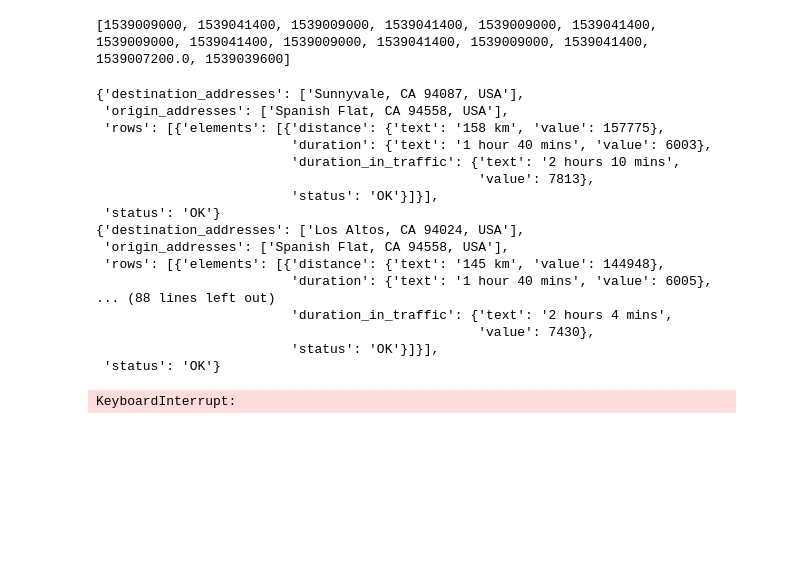
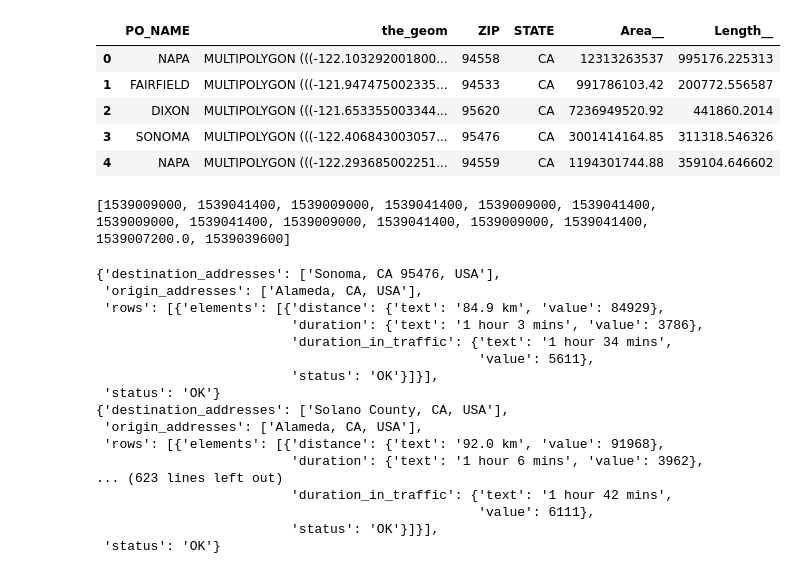
Before and after one commit to lishuai928/Project-Gmap-Graphs, a Jupyter notebook: Traffic tracker.ipynb, the cells around one changed output. Drawn from its saved outputs; the diff is of its cells as text; code cells hidden in the pictures; blank space fills up the shorter version.

```diff
--- a/Traffic tracker.ipynb
+++ b/Traffic tracker.ipynb
@@ -16,10 +19,18 @@ from datetime import datetime
 # %%
 file_to_load = pd.read_csv("bayarea_zipcodes.csv", dtype="object", encoding="utf-8")
 zip_code_df = pd.DataFrame(file_to_load)
 zip_code_df.head()
 bay_area_zip = []
 for index, row in zip_code_df.iterrows():
     bay_area_zip.append(row['ZIP'])
+zip_code_df.head()
+# %% [output]
+|  | PO_NAME | the_geom | ZIP | STATE | Area__ | Length__ |
+| 0 | NAPA | MULTIPOLYGON (((-122.103292001800... | 94558 | CA | 12313263537 | 995176.225313 |
+| 1 | FAIRFIELD | MULTIPOLYGON (((-121.947475002335... | 94533 | CA | 991786103.42 | 200772.556587 |
+| 2 | DIXON | MULTIPOLYGON (((-121.653355003344... | 95620 | CA | 7236949520.92 | 441860.2014 |
+| 3 | SONOMA | MULTIPOLYGON (((-122.406843003057... | 95476 | CA | 3001414164.85 | 311318.546326 |
+| 4 | NAPA | MULTIPOLYGON (((-122.293685002251... | 94559 | CA | 1194301744.88 | 359104.646602 |
 # %%
 time_list = []
 time_am= int(datetime(2018,10,8,7).timestamp())
@@ -51,41 +68,51 @@ traffic_duration = []
 # %%
 for time in time_list:
 
-    for s_loc in bay_area_zip:
+   # for s_loc in bay_area_zip:
+    for s_loc in start_loc :
         for e_loc in end_loc:
             try:
-                target_url = (f'https://maps.googleapis.com/maps/api/distancematrix/json?origins={s_loc}&destinations={e_loc},traffic_model=pessimistic,CA&departure_time={time}&key={gkey}')
-                #target_url2 = (f'https://maps.googleapis.com/maps/api/distancematrix/json?origins={e_loc}&destinations={s_loc},CA&departure_time={time}&key={gkey}')
+                target_url = (f'https://maps.googleapis.com/maps/api/distancematrix/json?origins={s_loc}&destinations={e_loc}&mode=driving,CA&departure_time={time}&traffic_model=pessimistic&key={gkey}')
+
                 geo_data = requests.get(target_url).json()
-                #geo_data2 = requests.get(target_url2).json()
+
                 destination_loc.append(geo_data['destination_addresses'][0])
                 origin_Loc.append(geo_data['origin_addresses'][0])
                 trip_distance.append(geo_data['rows'][0]['elements'][0]['distance']['value'])
                 traffic_duration.append(geo_data['rows'][0]['elements'][0]['duration_in_traffic']['value'])
                 trip_duration.append(geo_data['rows'][0]['elements'][0]['duration']['value'])
+
+                #two calls with the start and end point geo location
+                target_url_origin = (f' https://maps.googleapis.com/maps/api/geocode/json?address={s_loc}&key={gkey}')
+                target_url_exit = (f' https://maps.googleapis.com/maps/api/geocode/json?address={e_loc}&key={gkey}')
+                geoloc_data_origin = requests.get(target_url_origin).json()
+                geoloc_data_exit = requests.get(target_url_exit).json()
+                origin_lat.append(geoloc_data_origin['results'][0]['geometry']['location']['lat'])
+                origin_long.append(geoloc_data_origin['results'][0]['geometry']['location']['lng'])
+                dest_lat.append(geoloc_data_exit['results'][0]['geometry']['location']['lat'])
+                dest_long.append(geoloc_data_exit['results'][0]['geometry']['location']['lng'])
                 pprint(geo_data)
 
             except(KeyError):
                 print(f"something broke with either {s_loc} or {e_loc}")
 # %% [output]
-{'destination_addresses': ['Sunnyvale, CA 94087, USA'],
- 'origin_addresses': ['Spanish Flat, CA 94558, USA'],
- 'rows': [{'elements': [{'distance': {'text': '158 km', 'value': 157775},
-                         'duration': {'text': '1 hour 40 mins', 'value': 6003},
-                         'duration_in_traffic': {'text': '2 hours 10 mins',
-                                                 'value': 7813},
+{'destination_addresses': ['Sonoma, CA 95476, USA'],
+ 'origin_addresses': ['Alameda, CA, USA'],
+ 'rows': [{'elements': [{'distance': {'text': '84.9 km', 'value': 84929},
+                         'duration': {'text': '1 hour 3 mins', 'value': 3786},
+                         'duration_in_traffic': {'text': '1 hour 34 mins',
+                                                 'value': 5611},
                          'status': 'OK'}]}],
  'status': 'OK'}
-{'destination_addresses': ['Los Altos, CA 94024, USA'],
- 'origin_addresses': ['Spanish Flat, CA 94558, USA'],
- 'rows': [{'elements': [{'distance': {'text': '145 km', 'value': 144948},
-                         'duration': {'text': '1 hour 40 mins', 'value': 6005},
-... (88 lines left out)
-                         'duration_in_traffic': {'text': '2 hours 4 mins',
-                                                 'value': 7430},
+{'destination_addresses': ['Solano County, CA, USA'],
+ 'origin_addresses': ['Alameda, CA, USA'],
+ 'rows': [{'elements': [{'distance': {'text': '92.0 km', 'value': 91968},
+                         'duration': {'text': '1 hour 6 mins', 'value': 3962},
+... (623 lines left out)
+                         'duration_in_traffic': {'text': '1 hour 42 mins',
+                                                 'value': 6111},
                          'status': 'OK'}]}],
  'status': 'OK'}
-KeyboardInterrupt:
 # %%
 #converting units into minutes/miles
 #minute_traffic = (traffic_duration-trip_duration)/60
```
Also changed, not shown: parts of 8 cells of this notebook, 1 other file.
